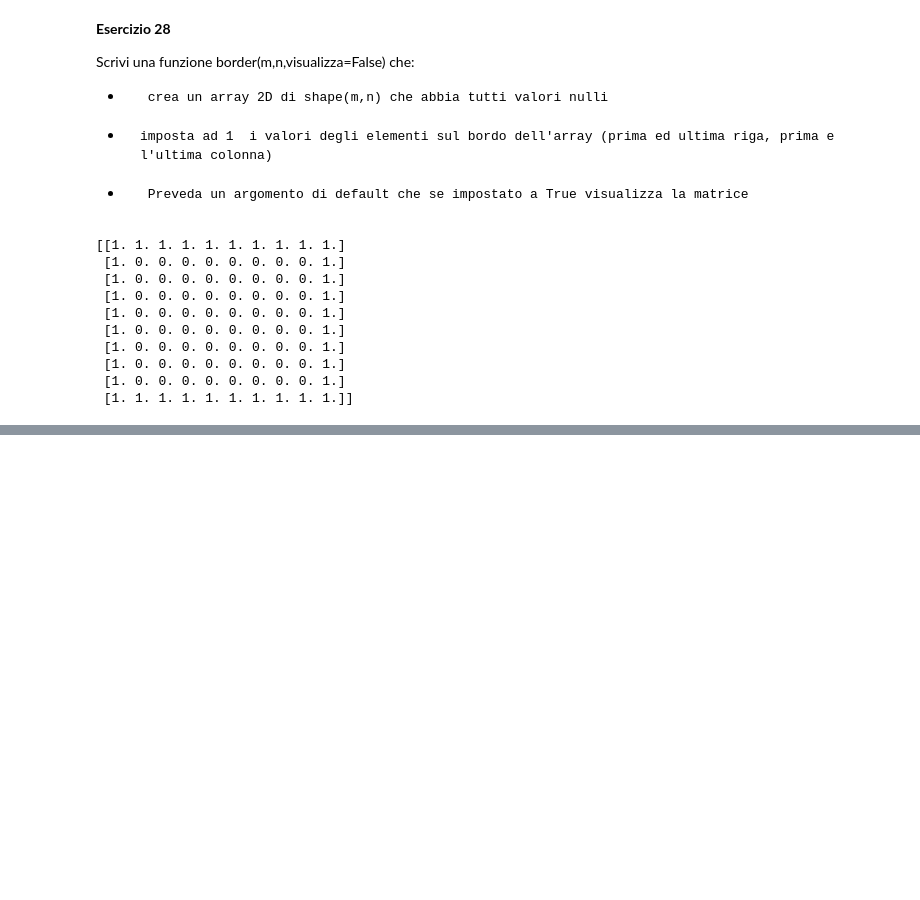
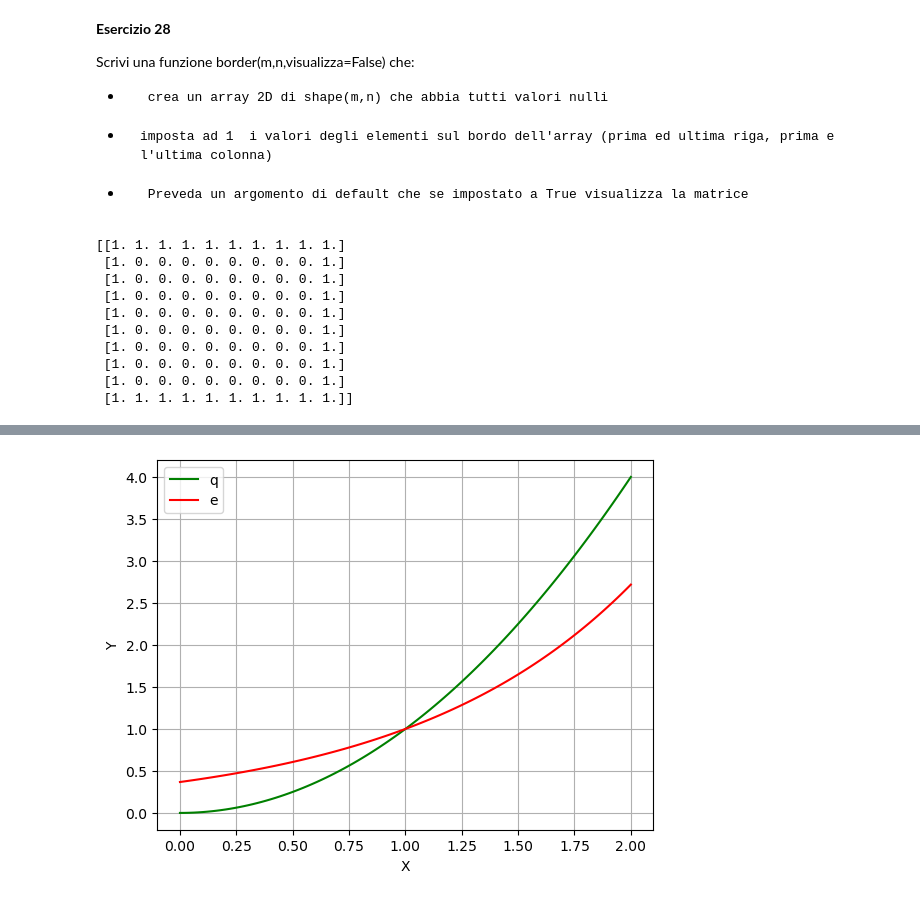
Before and after one commit to Gianmarco-Fabbri/Metodi-numerici, a Jupyter notebook: Esercitazione 5 Marzo/Esercitazione3.ipynb, the cells around one changed output, grey strips where cells are left out. Saved outputs shown, nothing was run; the diff lists cells and outputs as text; code cells hidden in the pictures; blank space fills up the shorter version.

```diff
--- a/Esercitazione 5 Marzo/Esercitazione3.ipynb
+++ b/Esercitazione 5 Marzo/Esercitazione3.ipynb
@@ -579,7 +582,18 @@ Chaima la funzione passandogli  una funzione f(x) quadratica ed una funzione f2(
 # %%
-def visualizza2(f,a,b,f2,a2,b2):
+import numpy as np
+import matplotlib.pyplot as plt
 
-
-f1
-f2
+def visualizza2(f1,a,b,f2,a2,b2):
+    x1 = np.linspace(a,b,100) #a=a2, b=b2 quindi basta un vettore
+    plt.plot(x1, f1(x1), color='g')
+    plt.plot(x1, f2(x1), color='r')
+    plt.legend('qe')
+    plt.xlabel('X')
+    plt.ylabel('Y')
+    plt.grid(True)
+    plt.show()
+f1 = lambda x: x**2
+f2 = lambda x: np.exp(x-1)
 visualizza2(f1, 0, 2, f2, 0, 2)
+# %% [output]
+[figure, added]
```
Also changed, not shown: parts of 3 cells of this notebook, 1 other file.
